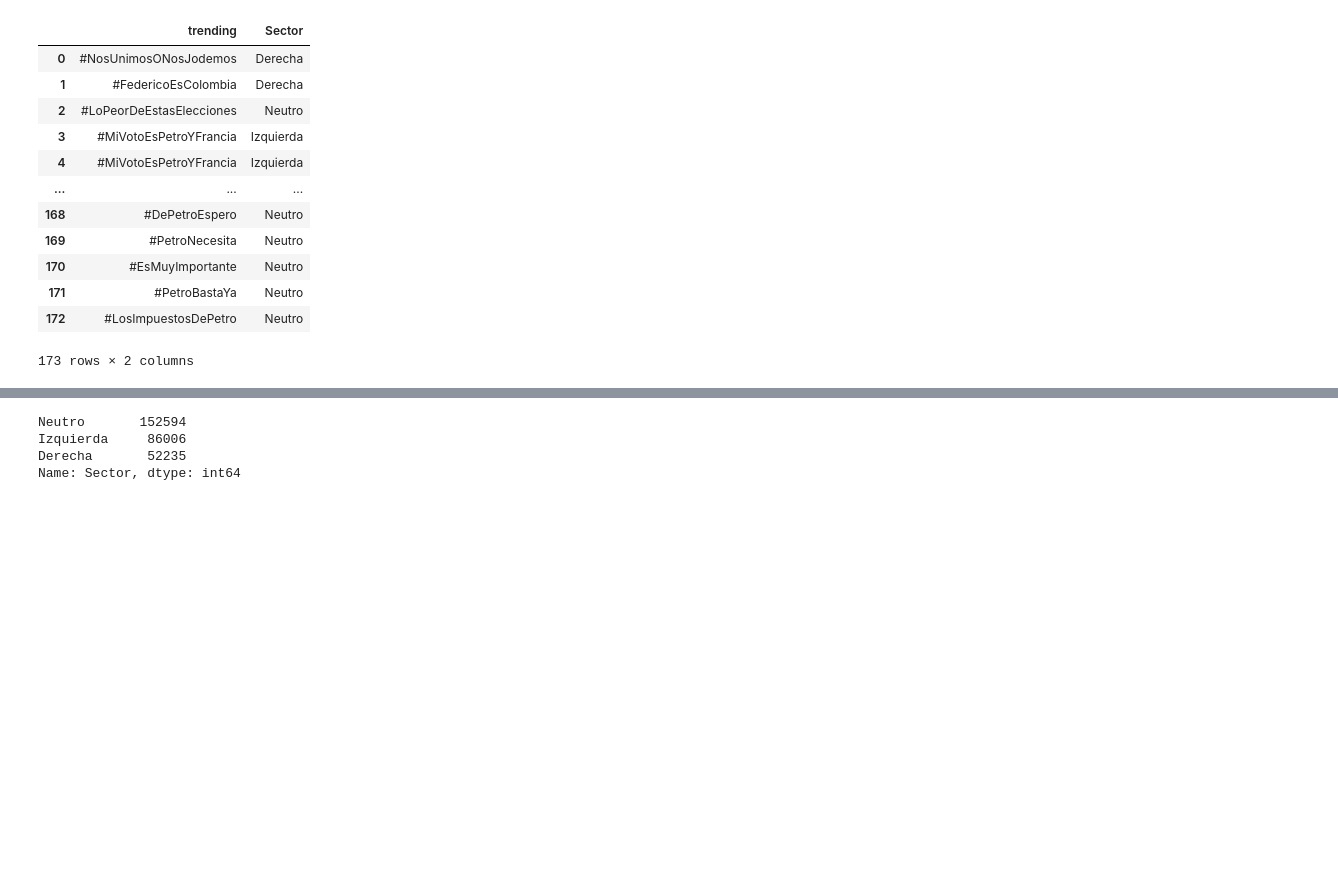
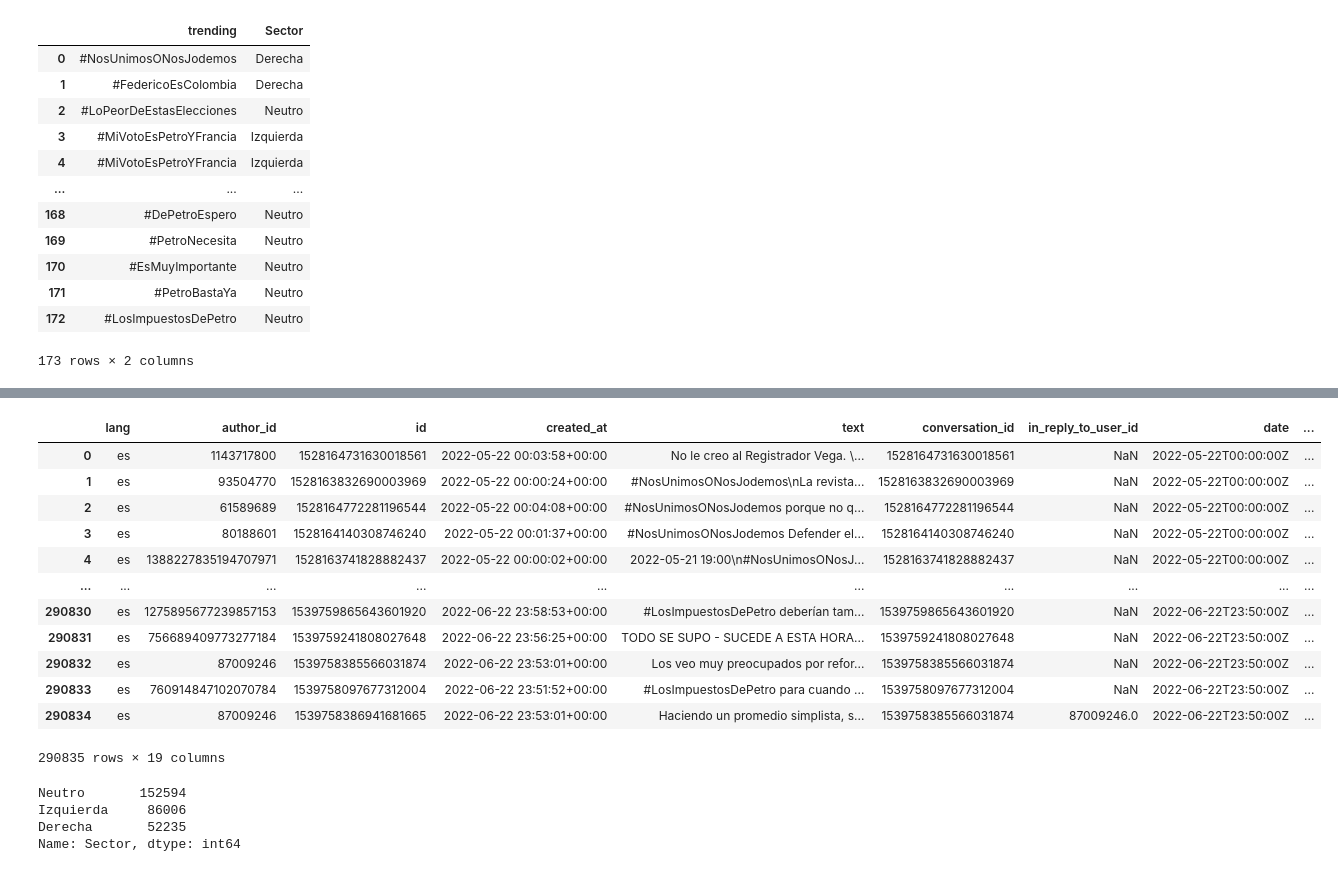
Before and after one commit to jjiguaran/Emotions_analysis, a Jupyter notebook: Code/Cleaning.ipynb, the cells around one changed output, grey strips where cells are left out. Saved outputs shown, nothing was run; the diff lists cells and outputs as text; code cells hidden in the pictures; blank space fills up the shorter version.

```diff
--- a/Code/Cleaning.ipynb
+++ b/Code/Cleaning.ipynb
@@ -67,3 +83,19 @@ cleaned.to_parquet('../Data/Full_dataset/data_filtered.gzip',
+# %%
+cleaned
+# %% [output]
+|  | lang | author_id | id | created_at | text | conversation_id | in_reply_to_user_id | date | ... |
+| 0 | es | 1143717800 | 1528164731630018561 | 2022-05-22 00:03:58+00:00 | No le creo al Registrador Vega. \... | 1528164731630018561 | NaN | 2022-05-22T00:00:00Z | ... |
+| 1 | es | 93504770 | 1528163832690003969 | 2022-05-22 00:00:24+00:00 | #NosUnimosONosJodemos\nLa revista... | 1528163832690003969 | NaN | 2022-05-22T00:00:00Z | ... |
+| 2 | es | 61589689 | 1528164772281196544 | 2022-05-22 00:04:08+00:00 | #NosUnimosONosJodemos porque no q... | 1528164772281196544 | NaN | 2022-05-22T00:00:00Z | ... |
+| 3 | es | 80188601 | 1528164140308746240 | 2022-05-22 00:01:37+00:00 | #NosUnimosONosJodemos Defender el... | 1528164140308746240 | NaN | 2022-05-22T00:00:00Z | ... |
+| 4 | es | 1388227835194707971 | 1528163741828882437 | 2022-05-22 00:00:02+00:00 | 2022-05-21 19:00\n#NosUnimosONosJ... | 1528163741828882437 | NaN | 2022-05-22T00:00:00Z | ... |
+| ... | ... | ... | ... | ... | ... | ... | ... | ... | ... |
+| 290830 | es | 1275895677239857153 | 1539759865643601920 | 2022-06-22 23:58:53+00:00 | #LosImpuestosDePetro deberían tam... | 1539759865643601920 | NaN | 2022-06-22T23:50:00Z | ... |
+| 290831 | es | 756689409773277184 | 1539759241808027648 | 2022-06-22 23:56:25+00:00 | TODO SE SUPO - SUCEDE A ESTA HORA... | 1539759241808027648 | NaN | 2022-06-22T23:50:00Z | ... |
+| 290832 | es | 87009246 | 1539758385566031874 | 2022-06-22 23:53:01+00:00 | Los veo muy preocupados por refor... | 1539758385566031874 | NaN | 2022-06-22T23:50:00Z | ... |
+| 290833 | es | 760914847102070784 | 1539758097677312004 | 2022-06-22 23:51:52+00:00 | #LosImpuestosDePetro para cuando ... | 1539758097677312004 | NaN | 2022-06-22T23:50:00Z | ... |
+| 290834 | es | 87009246 | 1539758386941681665 | 2022-06-22 23:53:01+00:00 | Haciendo un promedio simplista, s... | 1539758385566031874 | 87009246.0 | 2022-06-22T23:50:00Z | ... |
+290835 rows × 19 columns
 # %%
 cleaned = pd.read_parquet('../Data/Full_dataset/data_filtered.gzip')
 # %%
```
Also changed, not shown: parts of 2 cells of this notebook, 2 other files.
